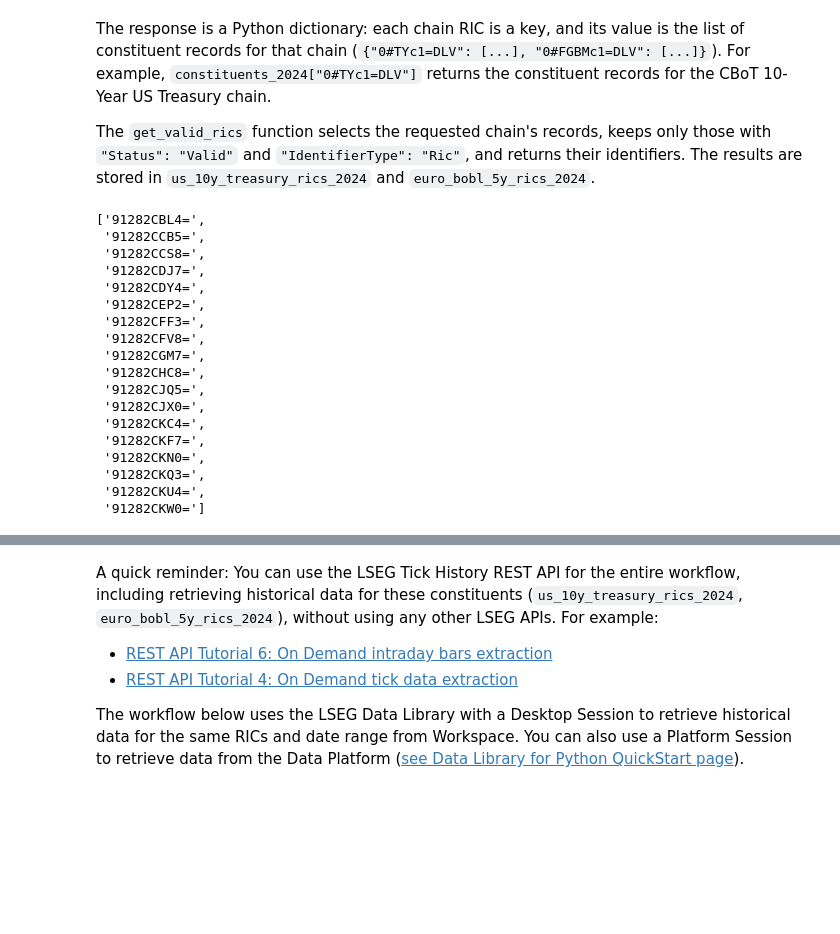
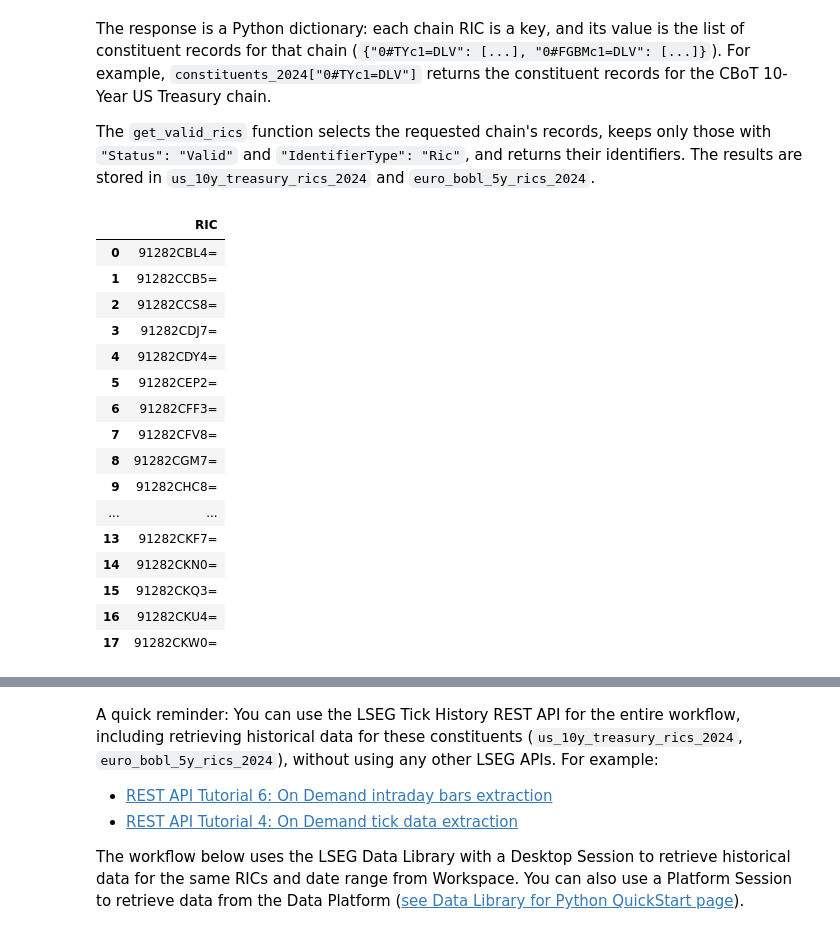
Before and after one commit to LSEG-API-Samples/Aticle.TickHistory.DataLibrary.ChainHistoryRetrieval, a Jupyter notebook: notebook/chainhistory_tickhistory_ld.ipynb, the cells around one changed output, grey strips where cells are left out. Cells and saved outputs as stored; diff of their text form; code cells hidden in the pictures; blank space fills up the shorter version.

Commit message:
Finished Article.md document. Updated notebook to print some data as DataFrames. Added article images.

```diff
--- a/notebook/chainhistory_tickhistory_ld.ipynb
+++ b/notebook/chainhistory_tickhistory_ld.ipynb
@@ -152,32 +153,31 @@ The `get_valid_rics` function selects the requested chain's records, keeps only
 # %%
 def get_valid_rics(constituents,chain_ric):
     """Return identifiers marked valid and typed as RIC for the selected chain."""
     return [
         item["Identifier"]
         for item in constituents[chain_ric]
         if item["Status"] == "Valid" and item["IdentifierType"] == "Ric"
     ]
 
 us_10y_treasury_rics_2024 = get_valid_rics(constituents_2024, CHAIN_RICS[0])
-us_10y_treasury_rics_2024
+pd.DataFrame(us_10y_treasury_rics_2024, columns=["RIC"])
 # %% [output]
-['91282CBL4=',
- '91282CCB5=',
- '91282CCS8=',
- '91282CDJ7=',
- '91282CDY4=',
- '91282CEP2=',
- '91282CFF3=',
- '91282CFV8=',
- '91282CGM7=',
- '91282CHC8=',
- '91282CJQ5=',
- '91282CJX0=',
- '91282CKC4=',
- '91282CKF7=',
- '91282CKN0=',
- '91282CKQ3=',
- '91282CKU4=',
- '91282CKW0=']
+|  | RIC |
+| 0 | 91282CBL4= |
+| 1 | 91282CCB5= |
+| 2 | 91282CCS8= |
+| 3 | 91282CDJ7= |
+| 4 | 91282CDY4= |
+| 5 | 91282CEP2= |
+| 6 | 91282CFF3= |
+| 7 | 91282CFV8= |
+| 8 | 91282CGM7= |
+| 9 | 91282CHC8= |
+| ... | ... |
+| 13 | 91282CKF7= |
+| 14 | 91282CKN0= |
+| 15 | 91282CKQ3= |
+| 16 | 91282CKU4= |
+| 17 | 91282CKW0= |
 # %%
 euro_bobl_5y_rics_2024 = get_valid_rics(constituents_2024, CHAIN_RICS[1])
```
Also changed, not shown: parts of 6 cells of this notebook, 11 other files.
